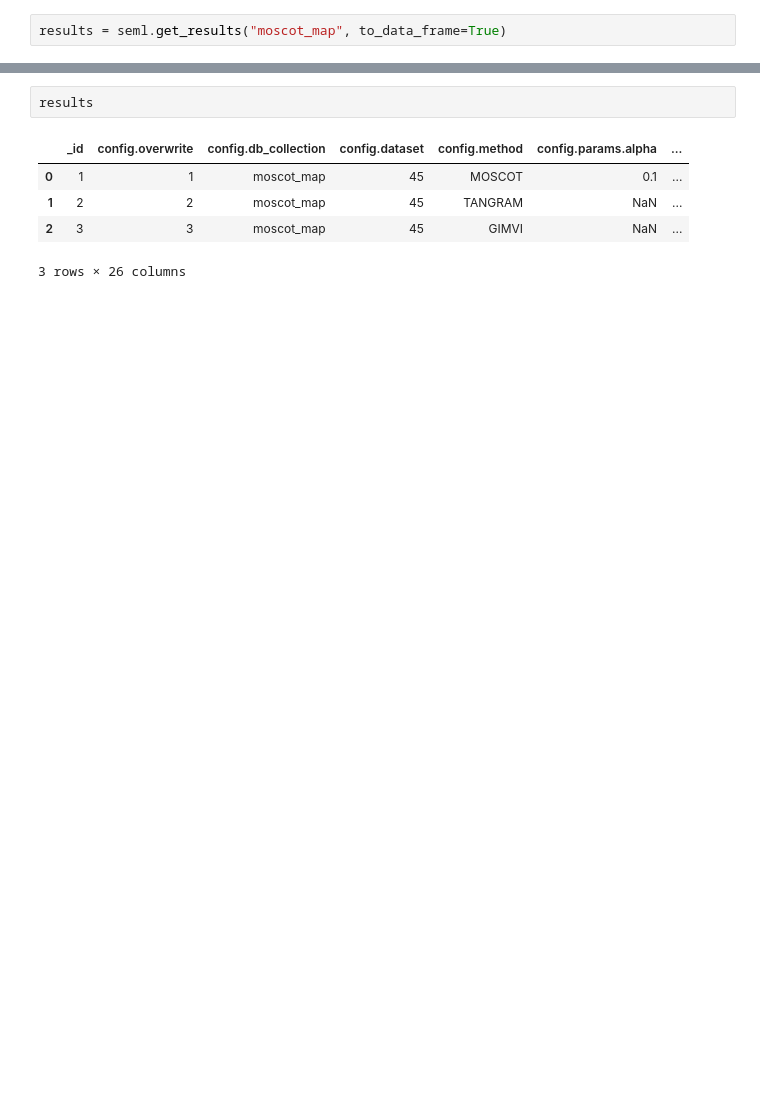
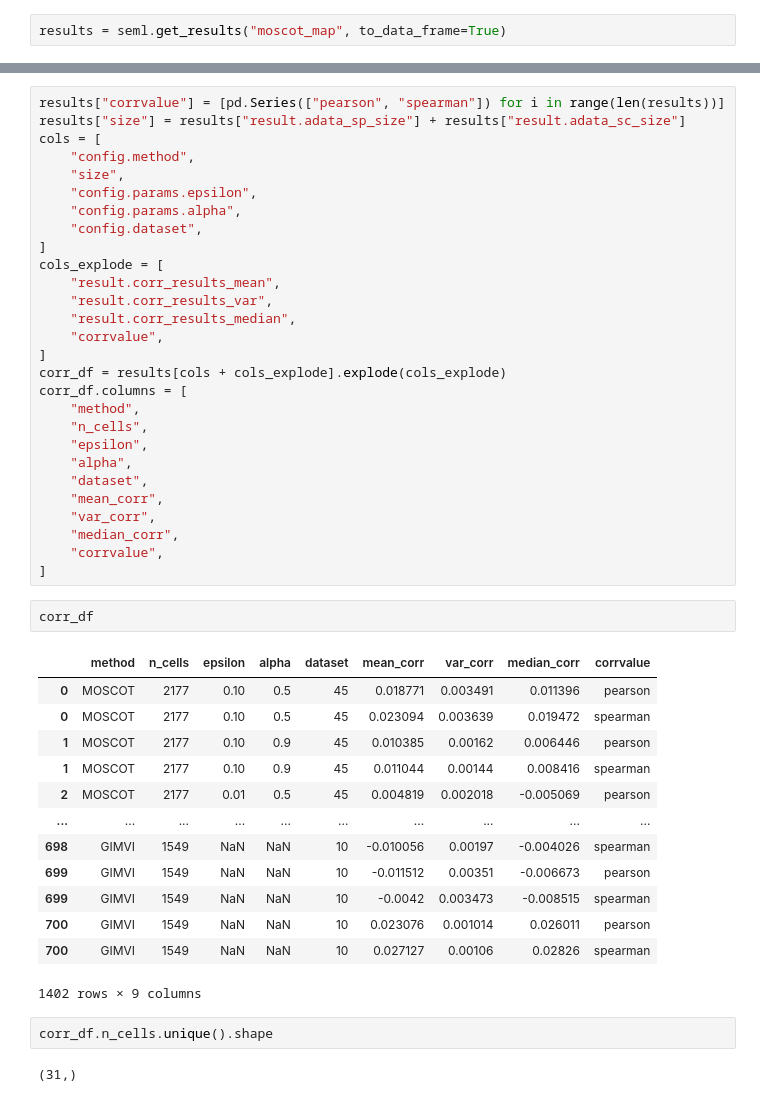
Before and after one commit to theislab/moscot_benchmarks, a Jupyter notebook: experiments/space/mapping/method_benchmark/seml_results.ipynb, the cells around one changed output, grey strips where cells are left out. Cells and saved outputs as stored; diff of their text form; blank space fills up the shorter version.

```diff
--- a/experiments/space/mapping/method_benchmark/seml_results.ipynb
+++ b/experiments/space/mapping/method_benchmark/seml_results.ipynb
@@ -18,8 +27,48 @@ results = seml.get_results("moscot_map", to_data_frame=True)
 # %%
-results
+results["corrvalue"] = [pd.Series(["pearson", "spearman"]) for i in range(len(results))]
+results["size"] = results["result.adata_sp_size"] + results["result.adata_sc_size"]
+cols = [
+    "config.method",
+    "size",
+    "config.params.epsilon",
+    "config.params.alpha",
+    "config.dataset",
+]
+cols_explode = [
+    "result.corr_results_mean",
+    "result.corr_results_var",
+    "result.corr_results_median",
+    "corrvalue",
+]
+corr_df = results[cols + cols_explode].explode(cols_explode)
+corr_df.columns = [
+    "method",
+    "n_cells",
+    "epsilon",
+    "alpha",
+    "dataset",
+    "mean_corr",
+    "var_corr",
+    "median_corr",
+    "corrvalue",
+]
-# %% [output]
-|  | _id | config.overwrite | config.db_collection | config.dataset | config.method | config.params.alpha | ... |
-| 0 | 1 | 1 | moscot_map | 45 | MOSCOT | 0.1 | ... |
-| 1 | 2 | 2 | moscot_map | 45 | TANGRAM | NaN | ... |
-| 2 | 3 | 3 | moscot_map | 45 | GIMVI | NaN | ... |
-3 rows × 26 columns
+# %%
+corr_df
+# %% [output]
+|  | method | n_cells | epsilon | alpha | dataset | mean_corr | var_corr | median_corr | corrvalue |
+| 0 | MOSCOT | 2177 | 0.10 | 0.5 | 45 | 0.018771 | 0.003491 | 0.011396 | pearson |
+| 0 | MOSCOT | 2177 | 0.10 | 0.5 | 45 | 0.023094 | 0.003639 | 0.019472 | spearman |
+| 1 | MOSCOT | 2177 | 0.10 | 0.9 | 45 | 0.010385 | 0.00162 | 0.006446 | pearson |
+| 1 | MOSCOT | 2177 | 0.10 | 0.9 | 45 | 0.011044 | 0.00144 | 0.008416 | spearman |
+| 2 | MOSCOT | 2177 | 0.01 | 0.5 | 45 | 0.004819 | 0.002018 | -0.005069 | pearson |
+| ... | ... | ... | ... | ... | ... | ... | ... | ... | ... |
+| 698 | GIMVI | 1549 | NaN | NaN | 10 | -0.010056 | 0.00197 | -0.004026 | spearman |
+| 699 | GIMVI | 1549 | NaN | NaN | 10 | -0.011512 | 0.00351 | -0.006673 | pearson |
+| 699 | GIMVI | 1549 | NaN | NaN | 10 | -0.0042 | 0.003473 | -0.008515 | spearman |
+| 700 | GIMVI | 1549 | NaN | NaN | 10 | 0.023076 | 0.001014 | 0.026011 | pearson |
+| 700 | GIMVI | 1549 | NaN | NaN | 10 | 0.027127 | 0.00106 | 0.02826 | spearman |
+1402 rows × 9 columns
+# %%
+corr_df.n_cells.unique().shape
+# %% [output]
+(31,)
```
Also changed, not shown: parts of 17 cells of this notebook.
